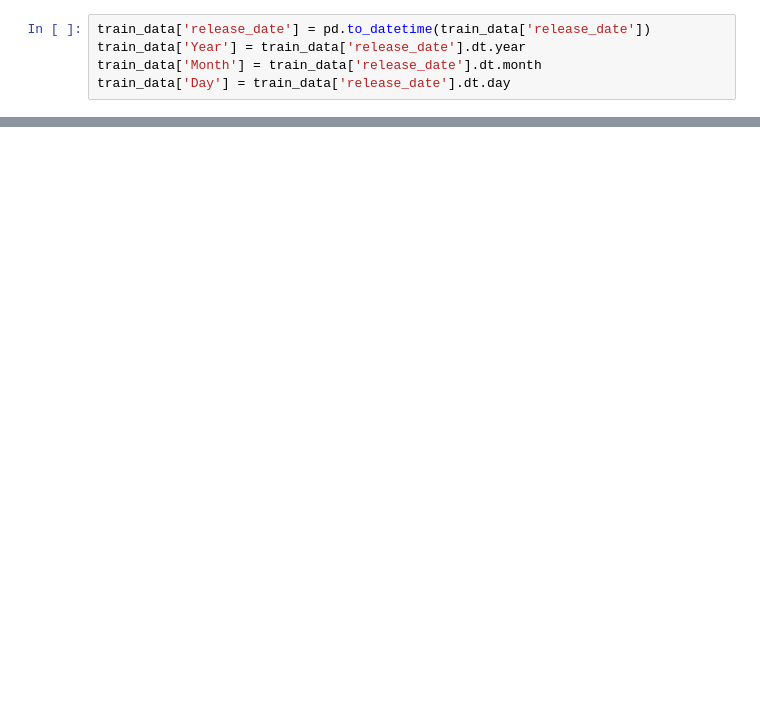
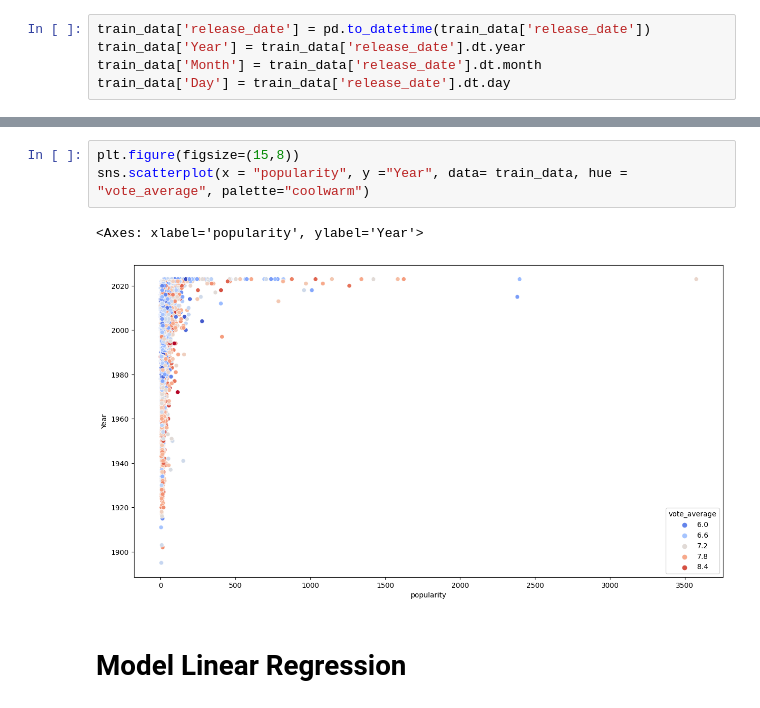
Before and after one commit to xiayulin123/MovieRate_and_CaliforniaHousing_AI_Model, a Jupyter notebook: Movie_Rate.ipynb, the cells around one changed output, grey strips where cells are left out. Saved outputs shown, nothing was run; the diff lists cells and outputs as text; blank space fills up the shorter version.

Commit message:
finished linearRegression

```diff
--- a/Movie_Rate.ipynb
+++ b/Movie_Rate.ipynb
@@ -154,0 +210,8 @@ train_data
+# %%
+plt.figure(figsize=(15,8))
+sns.scatterplot(x = "popularity", y ="Year", data= train_data, hue = "vote_average", palette="coolwarm")
+# %% [output]
+<Axes: xlabel='popularity', ylabel='Year'>
+[figure, added]
+# %% [markdown]
+# Model Linear Regression
```
Also changed, not shown: parts of 24 cells of this notebook.
